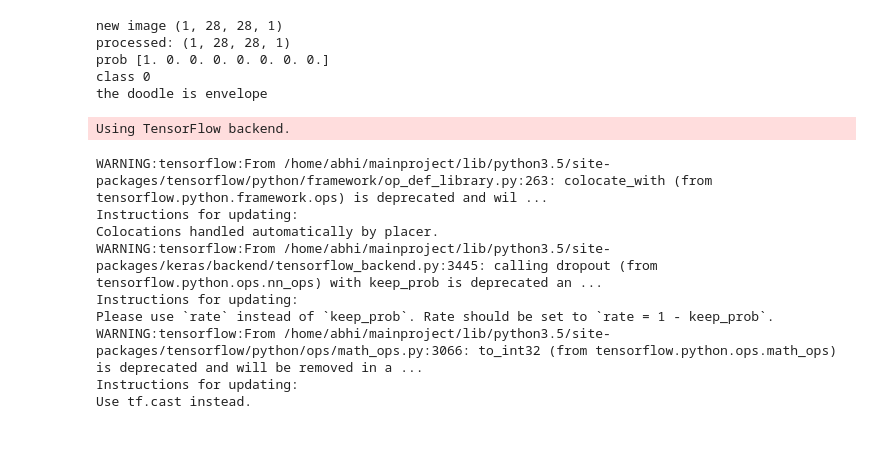
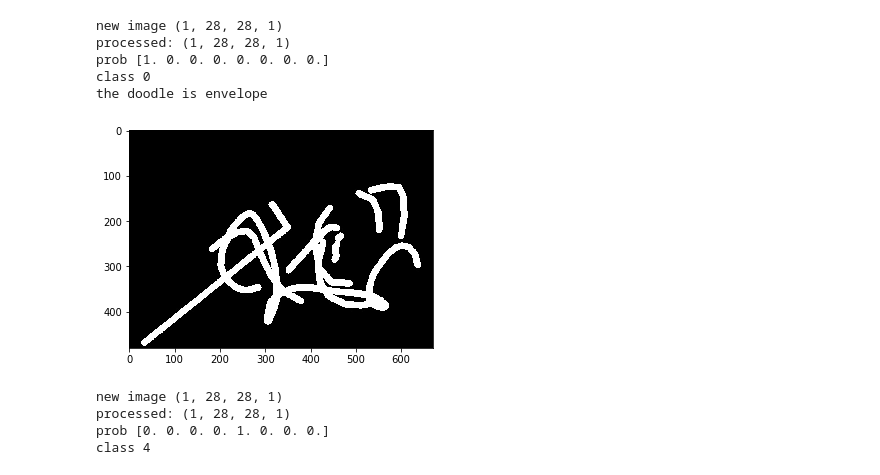
Before and after one commit to abhichacko/Quickdraw, a Jupyter notebook: quickdrawpython3.ipynb, the cells around one changed output. Cells and saved outputs as stored; diff of their text form; code cells hidden in the pictures; blank space fills up the shorter version.

```diff
--- a/quickdrawpython3.ipynb
+++ b/quickdrawpython3.ipynb
@@ -437,7 +437,7 @@ from PIL import Image, ImageTk
 window=tkinter.Tk()
 window.title("QuickDraw Game")
 window.geometry("800x600+320+50")
-window.configure(background='white')
+# window.configure(background='white')
 width=400
 height=200
 screen_width=window.winfo_screenwidth()
@@ -451,7 +451,7 @@ w = tkinter.Canvas(window,bg="white",width=canvas_width,height=canvas_height)
 w.pack()
 
 
-
+global message
 message=["donut","church","cloud","apple","star","car","spreadsheet","mountain"]
 model=load_model("QuickDraw.h5")
 
@@ -577,43 +577,39 @@ def quickdraw():
             doodle=cv2.imread("doodle/"+msg+".jpg")
             window.withdraw()
             result=messagebox.askyesno("Prediction","did u draw a "+msg)
             if result:
                 paintWindow[:,:,:] = 255
                 points = deque(maxlen=1024)
                 paintWindow=doodle
                 cv2.imshow(drawingWindow,paintWindow)
 
 
 
 
 
 
         # If the 'q' key is pressed, stop the loop
         if key == 27:
             window.deiconify()
             break
 
 
     # Cleanup the camera and close any open windows
     camera.release()
     cv2.destroyAllWindows()
-button = tkinter.Button(window,bg="white", text='Play', width=25, command=quickdraw)
+button = tkinter.Button(window,bg="black", text='Play', width=25, command=quickdraw)
 
 stop = tkinter.Button(window,bg="white" ,text='Stop', width=25, command=window.destroy)
 
 button.pack(pady=10)
 stop.pack()
+quickdraw()
 window.mainloop()
 # %% [output]
+[figure, added]
-Using TensorFlow backend.
+new image (1, 28, 28, 1)
+processed: (1, 28, 28, 1)
+prob [0. 0. 0. 0. 1. 0. 0. 0.]
+class 4
-WARNING:tensorflow:From /home/abhi/mainproject/lib/python3.5/site-packages/tensorflow/python/framework/op_def_library.py:263: colocate_with (from tensorflow.python.framework.ops) is deprecated and wil ...
-Instructions for updating:
-Colocations handled automatically by placer.
-WARNING:tensorflow:From /home/abhi/mainproject/lib/python3.5/site-packages/keras/backend/tensorflow_backend.py:3445: calling dropout (from tensorflow.python.ops.nn_ops) with keep_prob is deprecated an ...
-Instructions for updating:
-Please use `rate` instead of `keep_prob`. Rate should be set to `rate = 1 - keep_prob`.
-WARNING:tensorflow:From /home/abhi/mainproject/lib/python3.5/site-packages/tensorflow/python/ops/math_ops.py:3066: to_int32 (from tensorflow.python.ops.math_ops) is deprecated and will be removed in a ...
-Instructions for updating:
-Use tf.cast instead.
 # %%
 from PIL import Image, ImageTk
```
